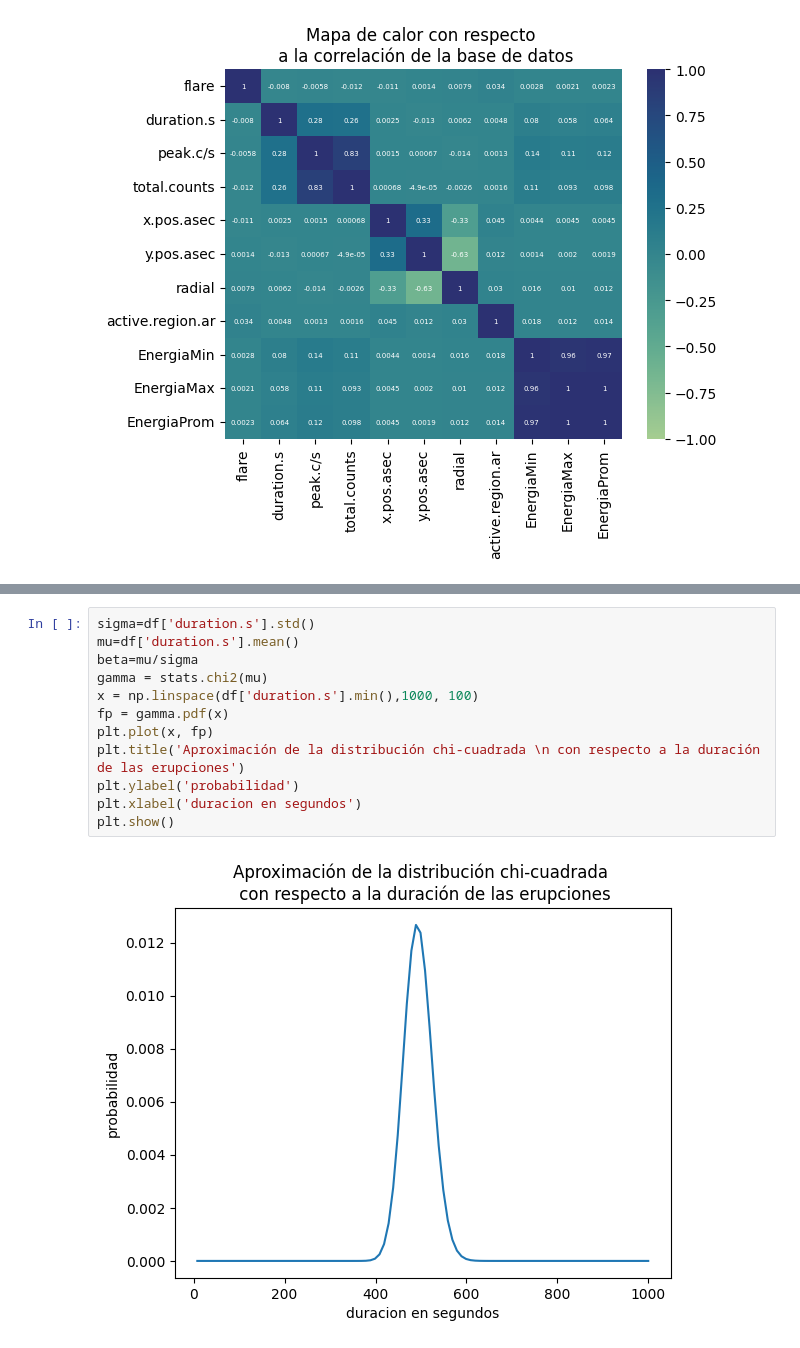
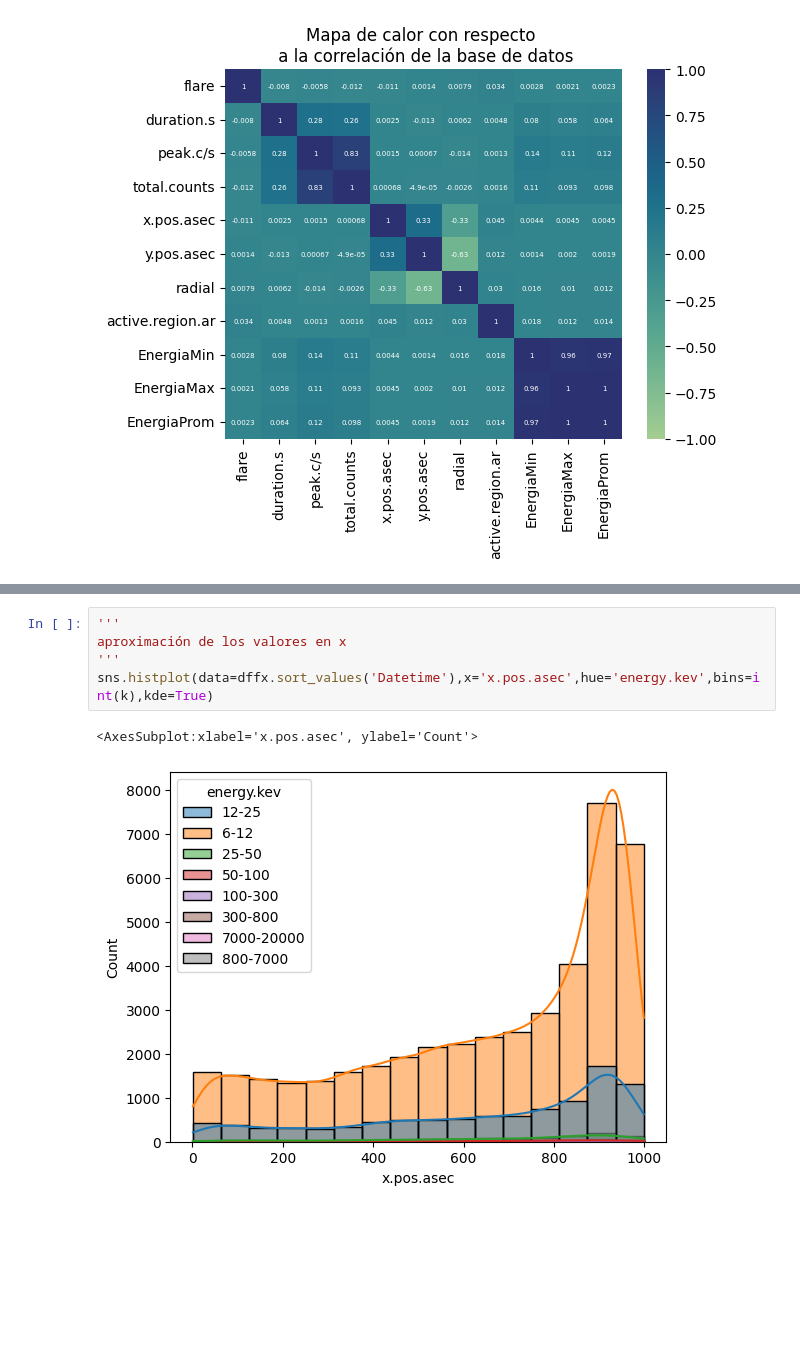
Before and after one commit to Exploratory-Data-Analiysis/Exam_1, a Jupyter notebook: ParcialFC.ipynb, the cells around one changed output, grey strips where cells are left out. Drawn from its saved outputs; the diff is of its cells as text; blank space fills up the shorter version.

```diff
--- a/ParcialFC.ipynb
+++ b/ParcialFC.ipynb
@@ -158,14 +202,8 @@ print(var)
-# %%
-sigma=df['duration.s'].std()
-mu=df['duration.s'].mean()
-beta=mu/sigma
-gamma = stats.chi2(mu)
-x = np.linspace(df['duration.s'].min(),1000, 100)
-fp = gamma.pdf(x)
-plt.plot(x, fp)
-plt.title('Aproximación de la distribución chi-cuadrada \n con respecto a la duración de las erupciones')
-plt.ylabel('probabilidad')
-plt.xlabel('duracion en segundos')
-plt.show()
-# %% [output]
-[figure, removed]
+# %%
+'''
+aproximación de los valores en x
+'''
+sns.histplot(data=dffx.sort_values('Datetime'),x='x.pos.asec',hue='energy.kev',bins=int(k),kde=True)
+# %% [output]
+<AxesSubplot:xlabel='x.pos.asec', ylabel='Count'>
+[figure, added]
```
Also changed, not shown: parts of 7 cells of this notebook.
